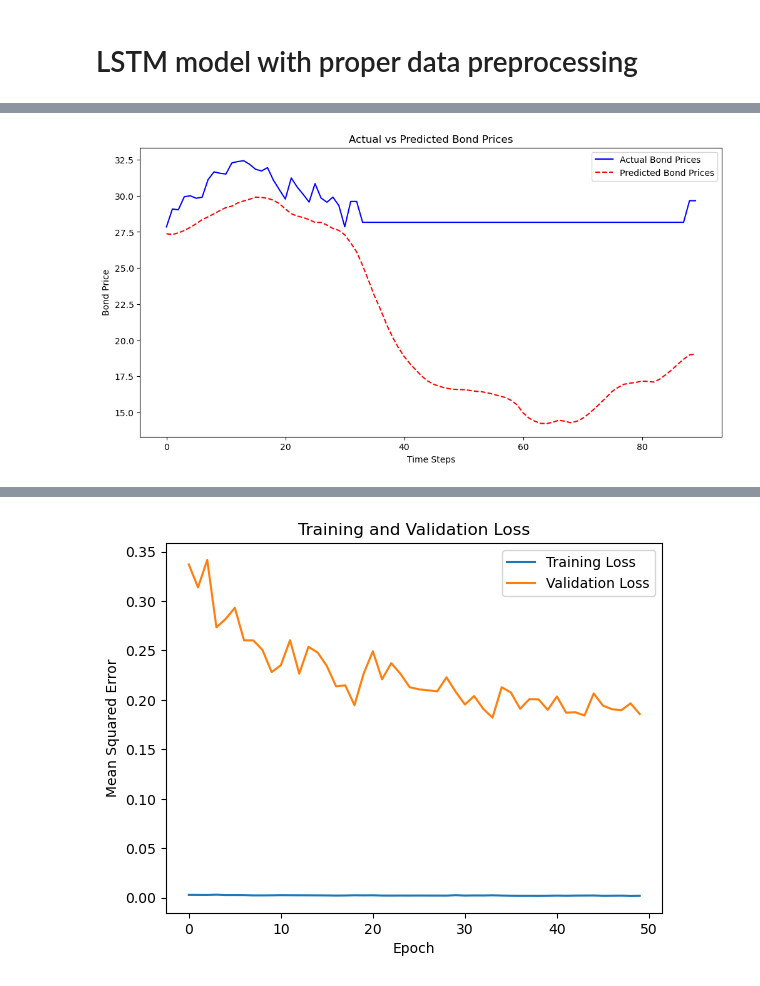
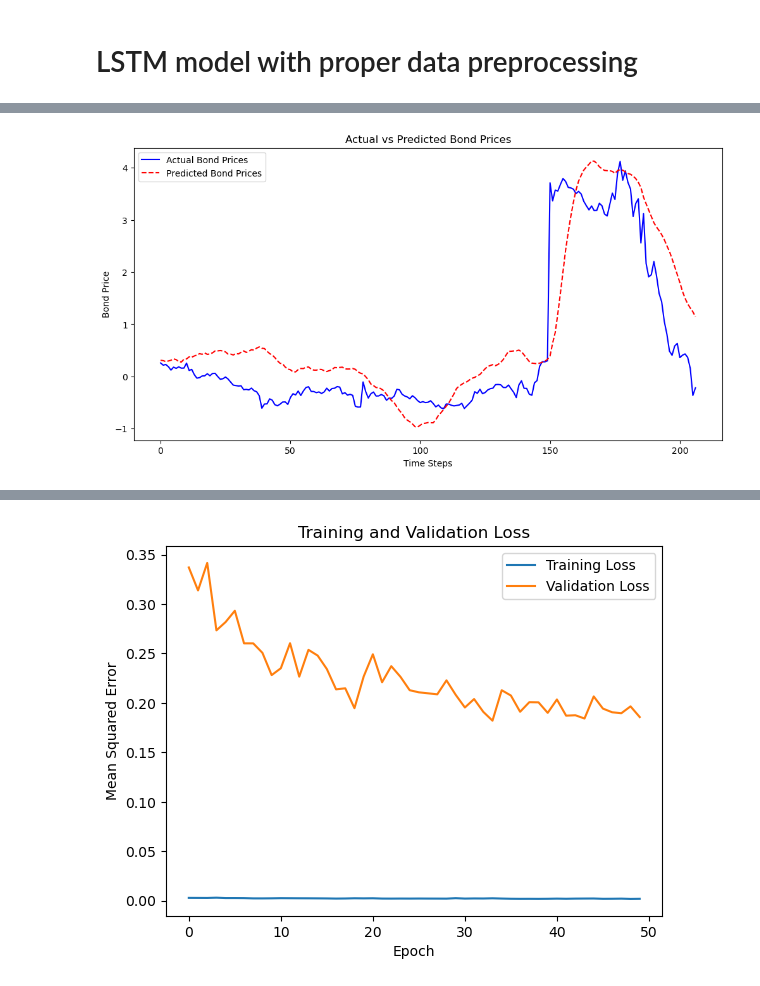
Before and after one commit to OzodbekOzodov/ecb-speeches, a Jupyter notebook: data_preprocessing.ipynb, the cells around one changed output, grey strips where cells are left out. Saved outputs shown, nothing was run; the diff lists cells and outputs as text; code cells hidden in the pictures.

Commit message:
added new variables and modified the LSTM

```diff
--- a/data_preprocessing.ipynb
+++ b/data_preprocessing.ipynb
@@ -354,11 +354,12 @@ dax_selected
 # %%
 # Convert all 'Date' columns to datetime format
 dax_selected['Date'] = pd.to_datetime(dax_selected['Date'])
-labor_unemployment['Date'] = pd.to_datetime(labor_unemployment['Date'])
+labor_unemployment['Date'] = pd.to_datetime(labor_unemployment['date'])
 yield_curve['Date'] = pd.to_datetime(yield_curve['Date'])
 bond_data['Date'] = pd.to_datetime(bond_data['Date'])
 vstoxx_df['Date'] = pd.to_datetime(vstoxx_df['Date'])
 gen_data['Date'] = pd.to_datetime(gen_data['Date'])
+ref_rate['Date'] = pd.to_datetime(ref_rate['date'])
 
 # Now, proceed with the merge
 merged_df = dax_selected.merge(labor_unemployment, on='Date', how='outer')
@@ -366,7 +367,7 @@ merged_df = merged_df.merge(yield_curve, on='Date', how='outer')
 merged_df = merged_df.merge(bond_data, on='Date', how='outer')
 merged_df = merged_df.merge(vstoxx_df, on='Date', how='outer')
 merged_df = merged_df.merge(gen_data, on='Date', how='outer')
-
+merged_df = merged_df.merge(ref_rate, on='Date', how='outer')
 # Examine the resulting dataframe
 print(merged_df.head())
 print(merged_df.shape)
@@ -598,0 +589,13 @@ To enable the following instructions: AVX2 AVX512F AVX512_VNNI FMA, in other ope
+# %%
+# 1. Handle the 'day_of_week' feature if it exists in your DataFrame
+if 'day_of_week' in features.columns:
+    dummies = pd.get_dummies(features['day_of_week'], drop_first=True)  # drop_first avoids multicollinearity
+    features = features.drop('day_of_week', axis=1)
+    features = pd.concat([features, dummies], axis=1)
+# %%
+# 2. Scale the data but exclude the 'Date' column
+dates = features['Date']  # Store the dates temporarily
+features_without_date = features.drop(columns=['Date'])
+
+scaler = MinMaxScaler(feature_range=(0, 1))
+scaled_data_without_date = scaler.fit_transform(features_without_date)
@@ -611,24 +642,29 @@ y_train, y_test = y[:train_size], y[train_size:]
 
 # Build LSTM model
 model = Sequential()
-model.add(LSTM(units=50, return_sequences=True, input_shape=(X_train.shape[1], 4)))
+model.add(LSTM(units=50, return_sequences=True, input_shape=(sequence_length, num_features))) # Use num_features instead of 4
 model.add(LSTM(units=50))
 model.add(Dense(units=1))
 model.compile(optimizer='adam', loss='mean_squared_error')
 
-# Train the model
-model.fit(X_train, y_train, epochs=50, batch_size=64)
+# Train the model and store its history
+history = model.fit(X_train, y_train, epochs=50, batch_size=32, validation_data=(X_test, y_test))
+
+# Access training and validation loss (can be plotted or analyzed further)
+training_loss = history.history['loss']
+validation_loss = history.history['val_loss']
 
 # Evaluate model
 predicted_bond_price = model.predict(X_test)
 
-# Assuming your initial feature shape was 5 (including bond_price)
-n_features = 5
+# Assuming the original number of features (excluding 'Date') is 10
+num_original_features = 10
 
-# Make an array of zeros with the shape of (n_samples, n_features)
-temp_array = np.zeros((predicted_bond_price.shape[0], n_features))
+# Create a dummy array with the same number of rows as `predicted_bond_price`
+# and the same number of columns as the original data
+temp_array = np.zeros((predicted_bond_price.shape[0], num_original_features))
 
-# Replace the first column (corresponding to bond_price) with your predictions
+# Fill the first column with `predicted_bond_price` values
 temp_array[:, 0] = predicted_bond_price.ravel()
 
 # Now inverse transform this array
@@ -707,39 +719,40 @@ y_test_2d = y_test.reshape(-1, 1)
 
 # Create a placeholder array. It will be the same shape as the data used to
 # train the MinMaxScaler, but with zeros in places we don't want to inverse transform.
-placeholder_array = np.zeros((y_test_2d.shape[0], 5))  # 5 for the number of original features
+placeholder_array = np.zeros((y_test_2d.shape[0], 10))  # 10 for the number of original features
 
 # Assign the bond prices from y_test to the first column of this placeholder array.
 # This assumes that 'bond_price' was the first column in the original data used to fit the scaler.
 placeholder_array[:, 0] = y_test_2d.ravel()
+
 
 # Step 2: Performing the inverse transformation
 # ----------------------------------------------
 # This will get the actual bond prices back in their original scale
 actual_prices = scaler.inverse_transform(placeholder_array)[:, 0]
 
 # Step 3: Plotting the actual vs predicted bond prices
 # ----------------------------------------------------
 
 # Assuming 'final_predicted_bond_price' contains the inverse transformed predictions from the model
 predicted_prices = final_predicted_bond_price
 
 # Create a figure for plotting
 plt.figure(figsize=(12, 6))
 
 # Plot the actual bond prices
 plt.plot(actual_prices, label="Actual Bond Prices", color='blue')
 
 # Plot the predicted bond prices
 plt.plot(predicted_prices, label="Predicted Bond Prices", color='red', linestyle='dashed')
 
 # Add labels, title, and legend
 plt.legend()
 plt.title("Actual vs Predicted Bond Prices")
 plt.xlabel("Time Steps")
 plt.ylabel("Bond Price")
 
 # Display the plot
 plt.show()
 # %% [output]
-[figure, old version]
+[figure, new version]
```
Also changed, not shown: parts of 29 cells of this notebook, 2 other files.
